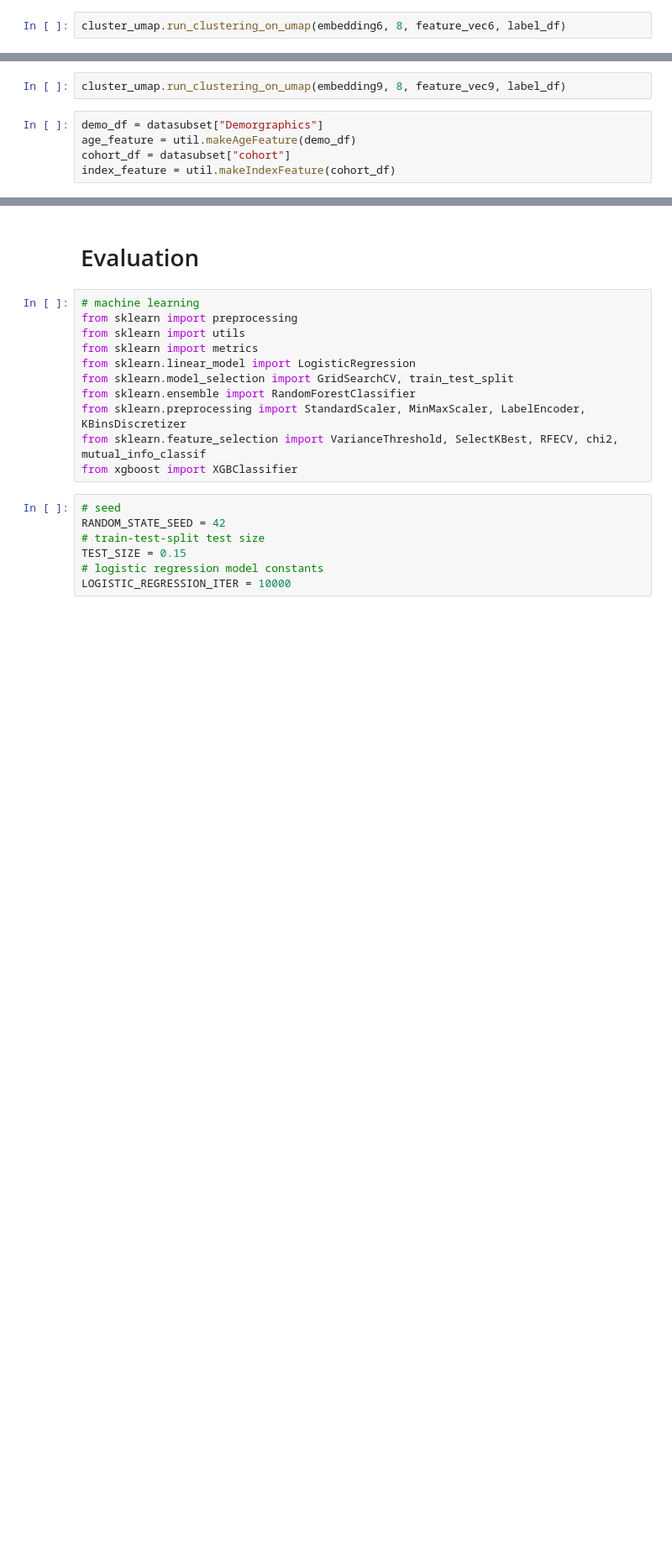
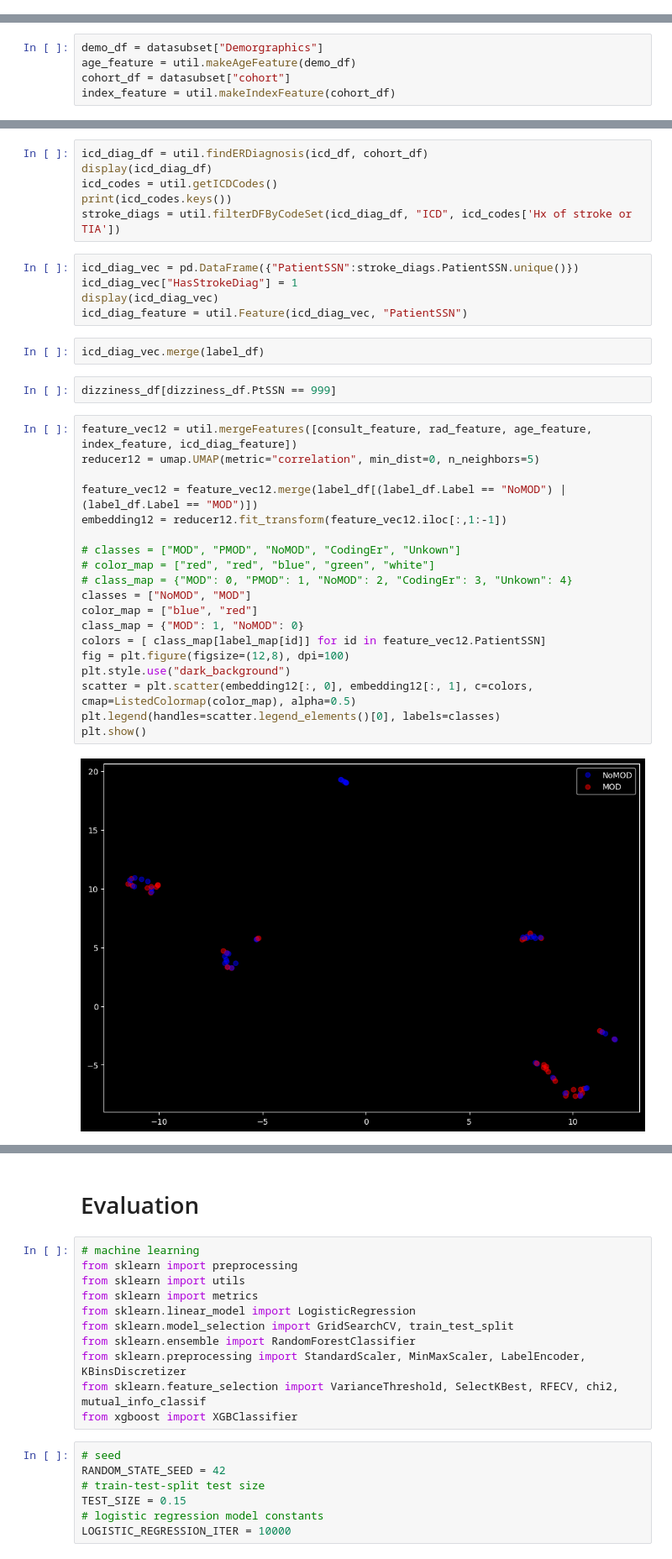
Before and after one commit to zimolzak/ml-detect-diagnostic-safety, a Jupyter notebook: Maxxxx/B00/DizzinessFeatureExtraction.ipynb, the cells around one changed output, grey strips where cells are left out. Shown at 84% size. Cells and saved outputs as stored; diff of their text form; blank space fills up the shorter version.

```diff
--- a/Maxxxx/B00/DizzinessFeatureExtraction.ipynb
+++ b/Maxxxx/B00/DizzinessFeatureExtraction.ipynb
@@ -227,2 +155,0 @@ display(feature_vec6)
-# %%
-cluster_umap.run_clustering_on_umap(embedding6, 8, feature_vec6, label_df)
@@ -243,5 +166,3 @@ embedding9 = util.UMAPPlot(reducer9, feature_vec9, label_map)
-# %%
-cluster_umap.run_clustering_on_umap(embedding9, 8, feature_vec9, label_df)
 # %%
 demo_df = datasubset["Demorgraphics"]
 age_feature = util.makeAgeFeature(demo_df)
@@ -275,0 +221,36 @@ plt.show()
+# %%
+icd_diag_df = util.findERDiagnosis(icd_df, cohort_df)
+display(icd_diag_df)
+icd_codes = util.getICDCodes()
+print(icd_codes.keys())
+stroke_diags = util.filterDFByCodeSet(icd_diag_df, "ICD", icd_codes['Hx of stroke or TIA'])
+# %%
+icd_diag_vec = pd.DataFrame({"PatientSSN":stroke_diags.PatientSSN.unique()})
+icd_diag_vec["HasStrokeDiag"] = 1
+display(icd_diag_vec)
+icd_diag_feature = util.Feature(icd_diag_vec, "PatientSSN")
+# %%
+icd_diag_vec.merge(label_df)
+# %%
+dizziness_df[dizziness_df.PtSSN == 999]
+# %%
+feature_vec12 = util.mergeFeatures([consult_feature, rad_feature, age_feature, index_feature, icd_diag_feature])
+reducer12 = umap.UMAP(metric="correlation", min_dist=0, n_neighbors=5)
+
+feature_vec12 = feature_vec12.merge(label_df[(label_df.Label == "NoMOD") | (label_df.Label == "MOD")])
+embedding12 = reducer12.fit_transform(feature_vec12.iloc[:,1:-1])
+
+# classes = ["MOD", "PMOD", "NoMOD", "CodingEr", "Unkown"]
+# color_map = ["red", "red", "blue", "green", "white"]
+# class_map = {"MOD": 0, "PMOD": 1, "NoMOD": 2, "CodingEr": 3, "Unkown": 4}
+classes = ["NoMOD", "MOD"]
+color_map = ["blue", "red"]
+class_map = {"MOD": 1, "NoMOD": 0}
+colors = [ class_map[label_map[id]] for id in feature_vec12.PatientSSN]
+fig = plt.figure(figsize=(12,8), dpi=100)
+plt.style.use("dark_background")
+scatter = plt.scatter(embedding12[:, 0], embedding12[:, 1], c=colors, cmap=ListedColormap(color_map), alpha=0.5)
+plt.legend(handles=scatter.legend_elements()[0], labels=classes)
+plt.show()
+# %% [output]
+[figure, added]
```
Also changed, not shown: parts of 82 cells of this notebook.
